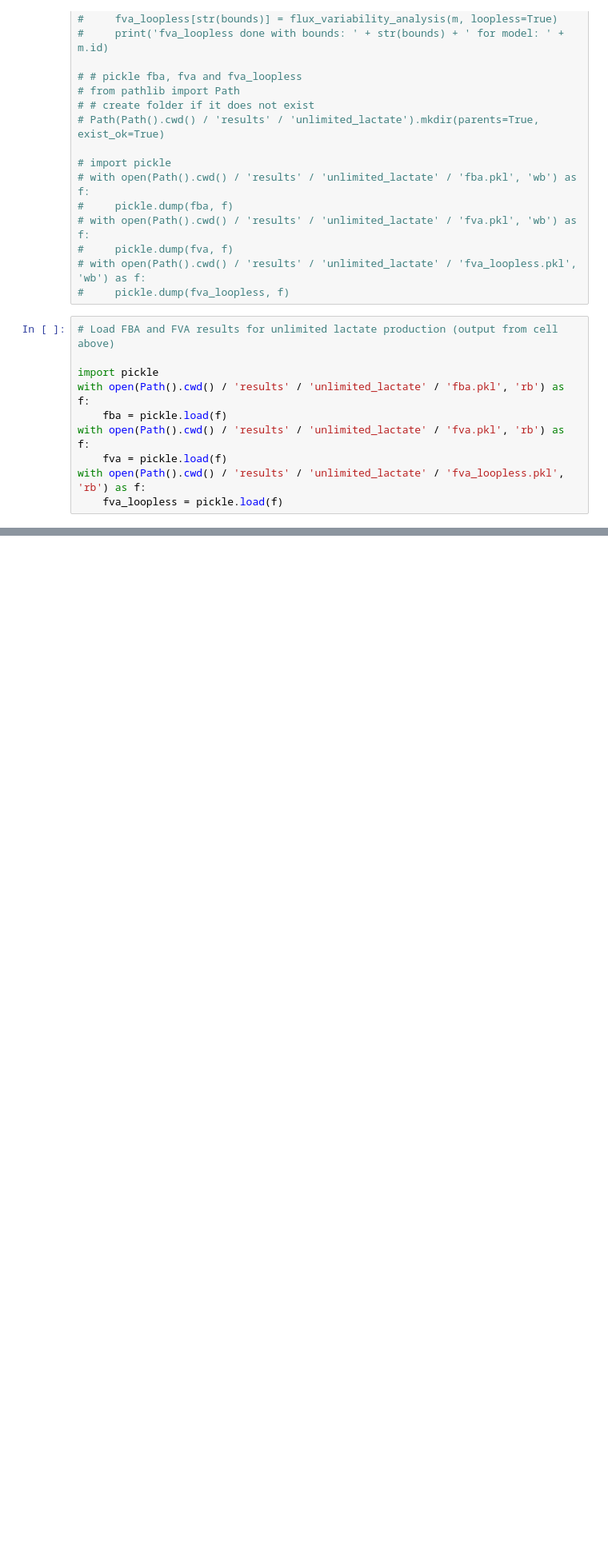
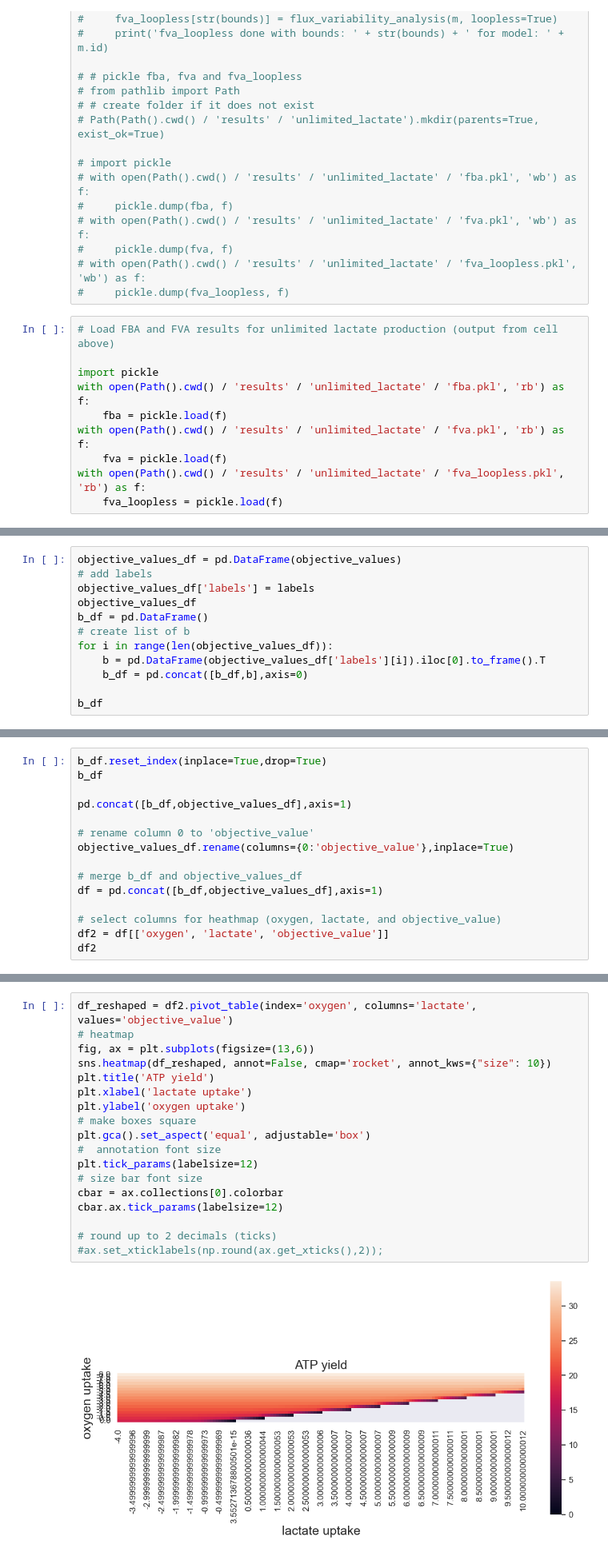
Before and after one commit to stellaprins/Human1_RPE-PR, a Jupyter notebook: jupyter/RPE-PR/finished analyses/FVA_lactate_unlimited.ipynb, the cells around one changed output, grey strips where cells are left out. Shown at 80% size. Drawn from its saved outputs; the diff is of its cells as text; blank space fills up the shorter version.

```diff
--- a/jupyter/RPE-PR/finished analyses/FVA_lactate_unlimited.ipynb
+++ b/jupyter/RPE-PR/finished analyses/FVA_lactate_unlimited.ipynb
@@ -283,0 +575,12 @@ df_combined
+# %%
+objective_values_df = pd.DataFrame(objective_values)
+# add labels
+objective_values_df['labels'] = labels
+objective_values_df
+b_df = pd.DataFrame()
+# create list of b
+for i in range(len(objective_values_df)):
+    b = pd.DataFrame(objective_values_df['labels'][i]).iloc[0].to_frame().T
+    b_df = pd.concat([b_df,b],axis=0)
+
+b_df
@@ -283,0 +601,15 @@ df_combined
+# %%
+b_df.reset_index(inplace=True,drop=True)
+b_df
+
+pd.concat([b_df,objective_values_df],axis=1)
+
+# rename column 0 to 'objective_value'
+objective_values_df.rename(columns={0:'objective_value'},inplace=True)
+
+# merge b_df and objective_values_df
+df = pd.concat([b_df,objective_values_df],axis=1)
+
+# select columns for heathmap (oxygen, lactate, and objective_value)
+df2 = df[['oxygen', 'lactate', 'objective_value']]
+df2
@@ -283,0 +654,20 @@ df_combined
+# %%
+df_reshaped = df2.pivot_table(index='oxygen', columns='lactate', values='objective_value')
+# heatmap
+fig, ax = plt.subplots(figsize=(13,6))
+sns.heatmap(df_reshaped, annot=False, cmap='rocket', annot_kws={"size": 10})
+plt.title('ATP yield')
+plt.xlabel('lactate uptake')
+plt.ylabel('oxygen uptake')
+# make boxes square
+plt.gca().set_aspect('equal', adjustable='box')
+#  annotation font size
+plt.tick_params(labelsize=12)
+# size bar font size
+cbar = ax.collections[0].colorbar
+cbar.ax.tick_params(labelsize=12)
+
+# round up to 2 decimals (ticks)
+#ax.set_xticklabels(np.round(ax.get_xticks(),2));
+# %% [output]
+[figure, added]
```
Also changed, not shown: parts of 25 cells of this notebook.
